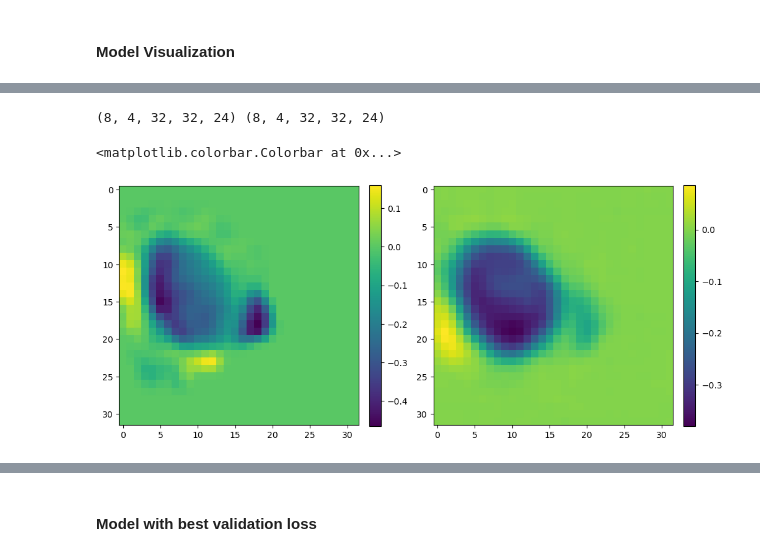
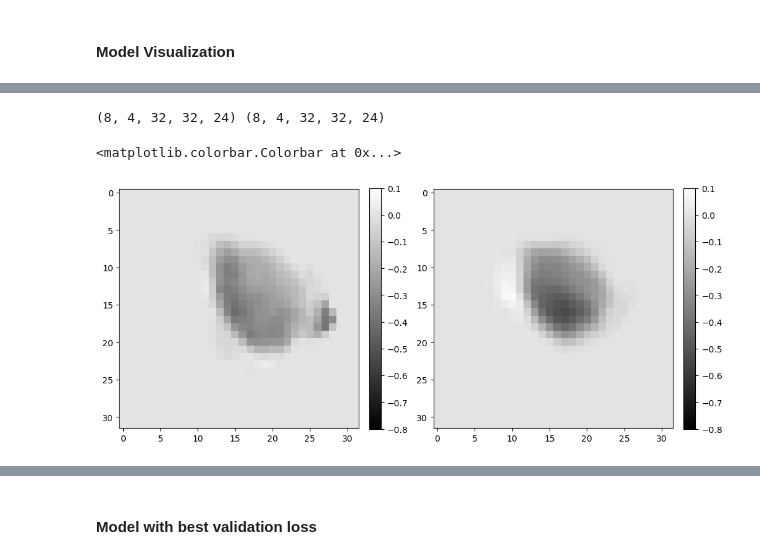
Before and after one commit to LaviSchlyter/4dflowmri_anomaly_detection, a Jupyter notebook: notebooks/visualize_outputs.ipynb, the cells around one changed output, grey strips where cells are left out. Cells and saved outputs as stored; diff of their text form; code cells hidden in the pictures.

```diff
--- a/notebooks/visualize_outputs.ipynb
+++ b/notebooks/visualize_outputs.ipynb
@@ -94,9 +123,9 @@ print(images.shape)
 #### Model Visualization
 # %%
 sweep = ''
-log_path = '/usr/bmicnas02/data-biwi-01/jeremy_students/lschlyter/4dflowmri_anomaly_detection/logs/vae/masked_slice'
+log_path = '/usr/bmicnas02/data-biwi-01/jeremy_students/lschlyter/4dflowmri_anomaly_detection/logs/vae_convT/masked_slice'
 if sweep:
     log_path = os.path.join(log_path, sweep)
 experiments = os.listdir(log_path)
-experiments
+experiments[-25:]
 # %% [output]
@@ -111,5 +149,5 @@ experiments
 # %%
-n = -3
+n = -6
 print(experiments[n])
 experiment_path = os.path.join(log_path, experiments[n])
 print(experiment_path)
@@ -119,2 +161,4 @@ print(experiment_path)
 # %%
-inter_results = os.path.join(experiment_path, 'intermediate_results')
+inter_results = os.path.join(experiment_path, 'intermediate_results/validation/')
+list_files_train = os.listdir(inter_results + 'inputs/')
+list_files_train[-20:]
@@ -121,3 +185,0 @@ inter_results = os.path.join(experiment_path, 'intermediate_results')
-# %%
-list_files_train = os.listdir(inter_results + '/inputs/')
-list_files_train[-20:]
@@ -157,21 +198,21 @@ def normalize_image(image):
 # %%
 print(input_.shape, out_.shape)
 batch_size = 0
 time = 5
 channel = 1
 fig, axs = plt.subplots(1,2, figsize = (12,12))
 ax = axs.ravel()
 
-plt.colorbar(ax[0].imshow(input_[batch_size,channel,:,:,time]), fraction=0.046, pad=0.04)
-plt.colorbar(ax[1].imshow(out_[batch_size,channel,:,:,time]), fraction=0.046, pad=0.04)
-#plt.colorbar(ax[0].imshow(input_[batch_size,channel,:,:,time], vmin = -0.8, vmax = 0.1, cmap = 'gray'), fraction=0.046, pad=0.04)
-#plt.colorbar(ax[1].imshow(out_[batch_size,channel,:,:,time], vmin = -0.8, vmax = 0.1, cmap = 'gray'), fraction=0.046, pad=0.04)
+#plt.colorbar(ax[0].imshow(input_[batch_size,channel,:,:,time]), fraction=0.046, pad=0.04)
+#plt.colorbar(ax[1].imshow(out_[batch_size,channel,:,:,time]), fraction=0.046, pad=0.04)
+plt.colorbar(ax[0].imshow(input_[batch_size,channel,:,:,time], vmin = -0.8, vmax = 0.1, cmap = 'gray'), fraction=0.046, pad=0.04)
+plt.colorbar(ax[1].imshow(out_[batch_size,channel,:,:,time], vmin = -0.8, vmax = 0.1, cmap = 'gray'), fraction=0.046, pad=0.04)
 #ax[0].imshow(input_[batch_size,channel,:,:,time])
 #ax[1].imshow(out_[batch_size,channel,:,:,time])
 # %% [output]
 (8, 4, 32, 32, 24) (8, 4, 32, 32, 24)
 <matplotlib.colorbar.Colorbar at 0x...>
-[figure, old version]
+[figure, new version]
 # %%
 # Testing the model best checkpoint
 # Load the model
```
Also changed, not shown: parts of 11 cells of this notebook, 7 other files.
